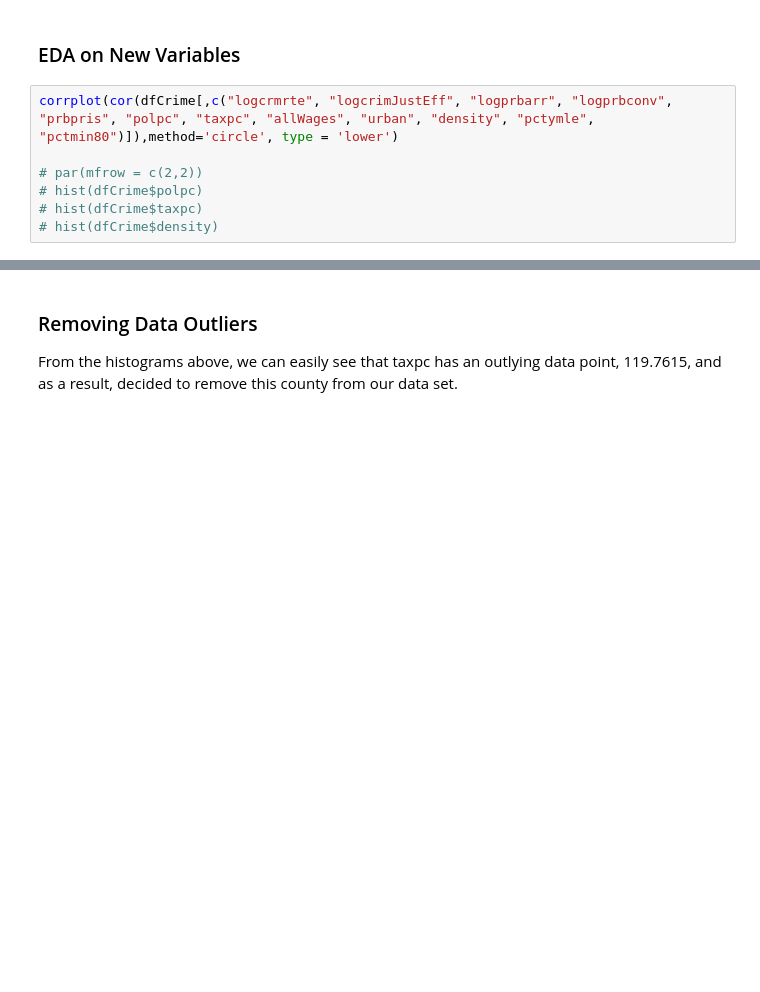
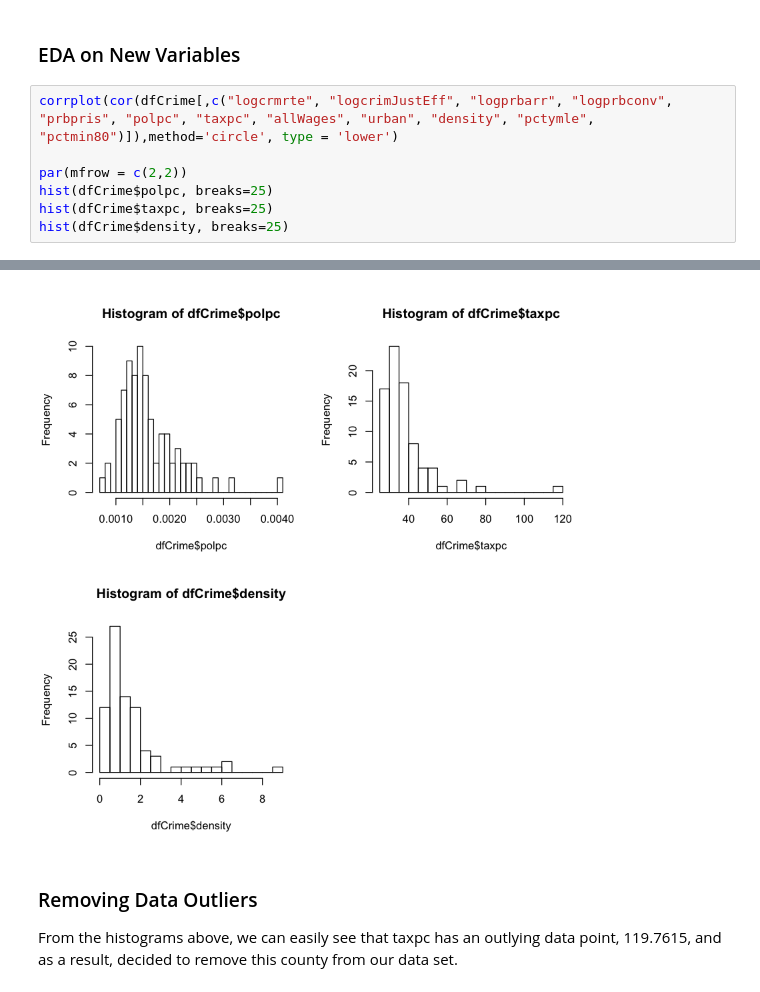
Before and after one commit to kevin-hartman/MIDS_W203_5_Lab3, a Jupyter notebook: alexa_Crime_EDA.ipynb, the cells around one changed output, grey strips where cells are left out. Saved outputs shown, nothing was run; the diff lists cells and outputs as text; blank space fills up the shorter version.

```diff
--- a/alexa_Crime_EDA.ipynb
+++ b/alexa_Crime_EDA.ipynb
@@ -176,12 +176,13 @@ $crmrate = \beta_0crimjust + \beta_1polpc + \beta_2density + \beta_3allWages + \
 # %%
 corrplot(cor(dfCrime[,c("logcrmrte", "logcrimJustEff", "logprbarr", "logprbconv", "prbpris", "polpc", "taxpc", "allWages", "urban", "density", "pctymle", "pctmin80")]),method='circle', type = 'lower')
 
-# par(mfrow = c(2,2))
-# hist(dfCrime$polpc)
-# hist(dfCrime$taxpc)
-# hist(dfCrime$density)
+par(mfrow = c(2,2))
+hist(dfCrime$polpc, breaks=25)
+hist(dfCrime$taxpc, breaks=25)
+hist(dfCrime$density, breaks=25)
 # %% [output]
 [figure]
+[figure, added]
 # %% [markdown]
 ### Removing Data Outliers
 From the histograms above, we can easily see that taxpc has an outlying data point, 119.7615, and as a result, decided to remove this county from our data set.
```
Also changed, not shown: parts of 7 cells of this notebook.
